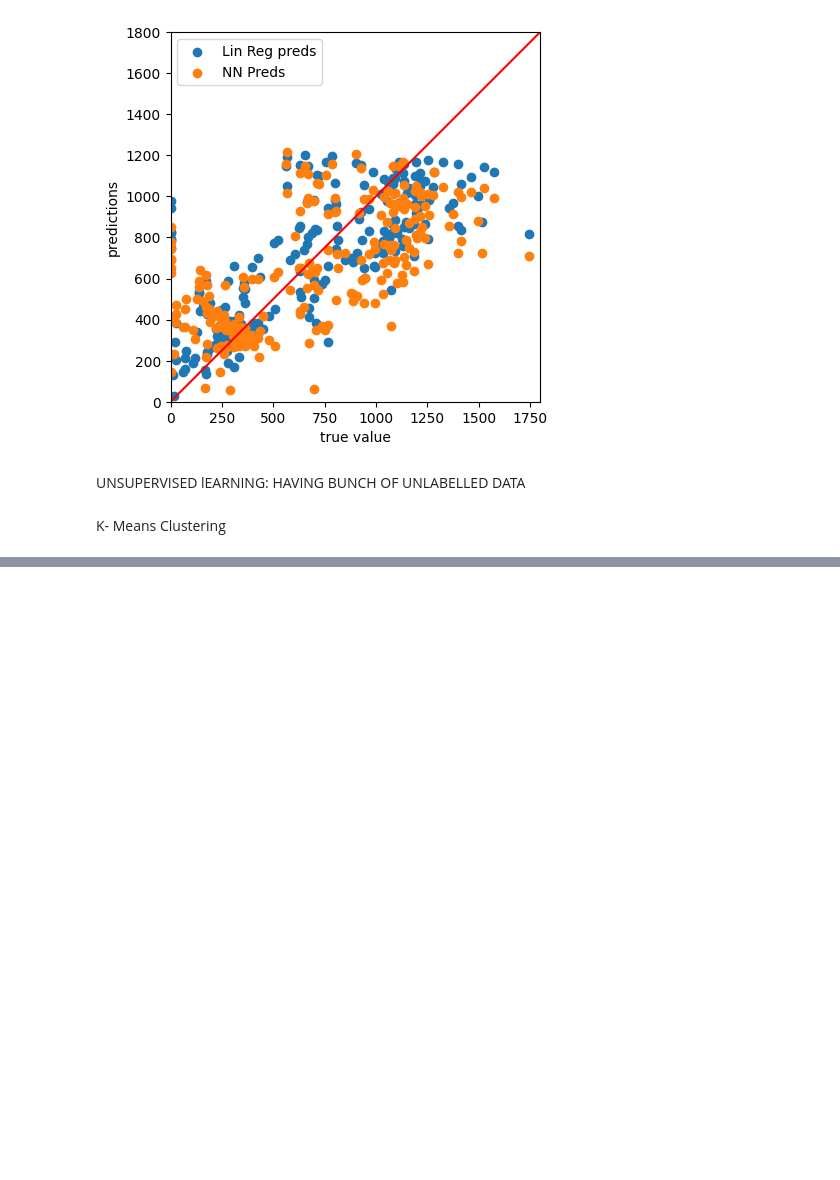
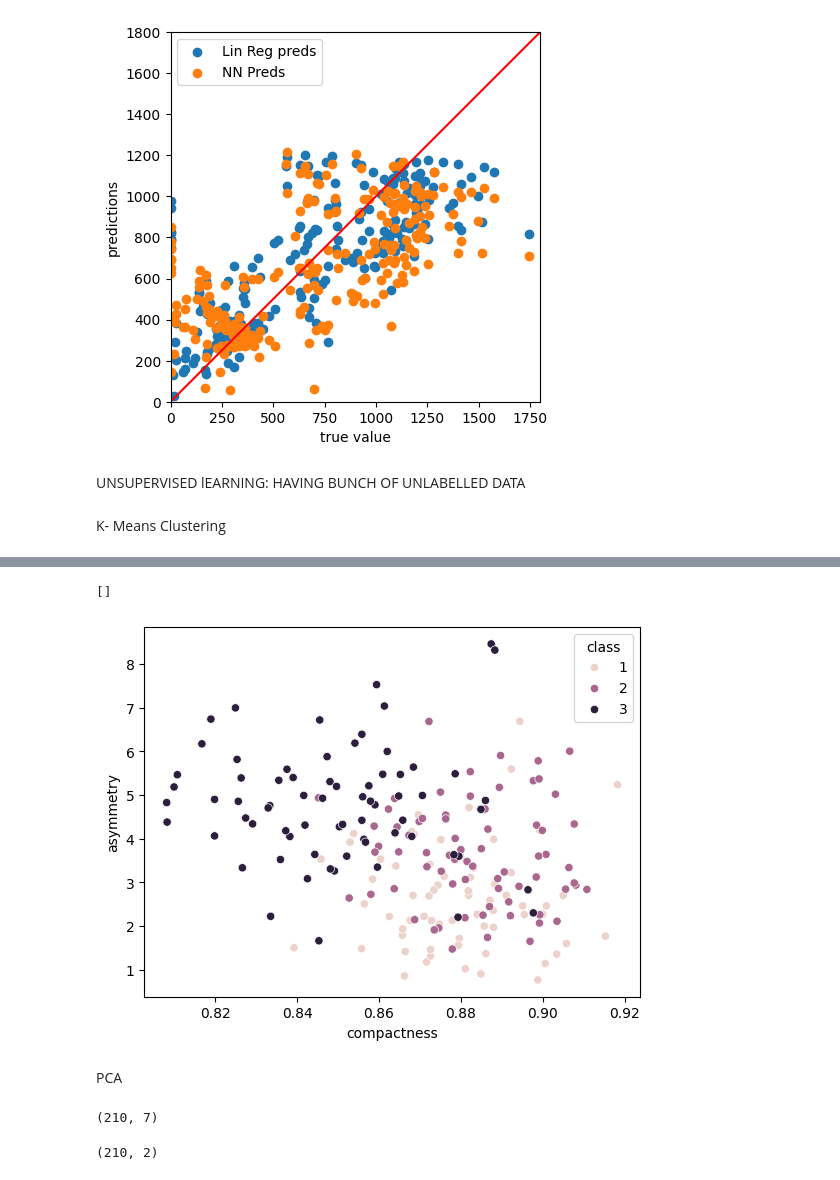
Before and after one commit to mdfaizanashrafi/myMachineLearning, a Jupyter notebook: models1.ipynb, the cells around one changed output, grey strips where cells are left out. Cells and saved outputs as stored; diff of their text form; code cells hidden in the pictures; blank space fills up the shorter version.

```diff
--- a/models1.ipynb
+++ b/models1.ipynb
@@ -261,0 +341,9 @@ K- Means Clustering
+# %%
+#Original df:
+sns.scatterplot(x=x,y=y,hue="class",data=df)
+plt.plot()
+# %% [output]
+[]
+[figure, added]
+# %% [markdown]
+PCA
@@ -261,0 +354,8 @@ K- Means Clustering
+# %%
+z.shape
+# %% [output]
+(210, 7)
+# %%
+transformed_x.shape
+# %% [output]
+(210, 2)
```
Also changed, not shown: parts of 18 cells of this notebook, 2 other files.
